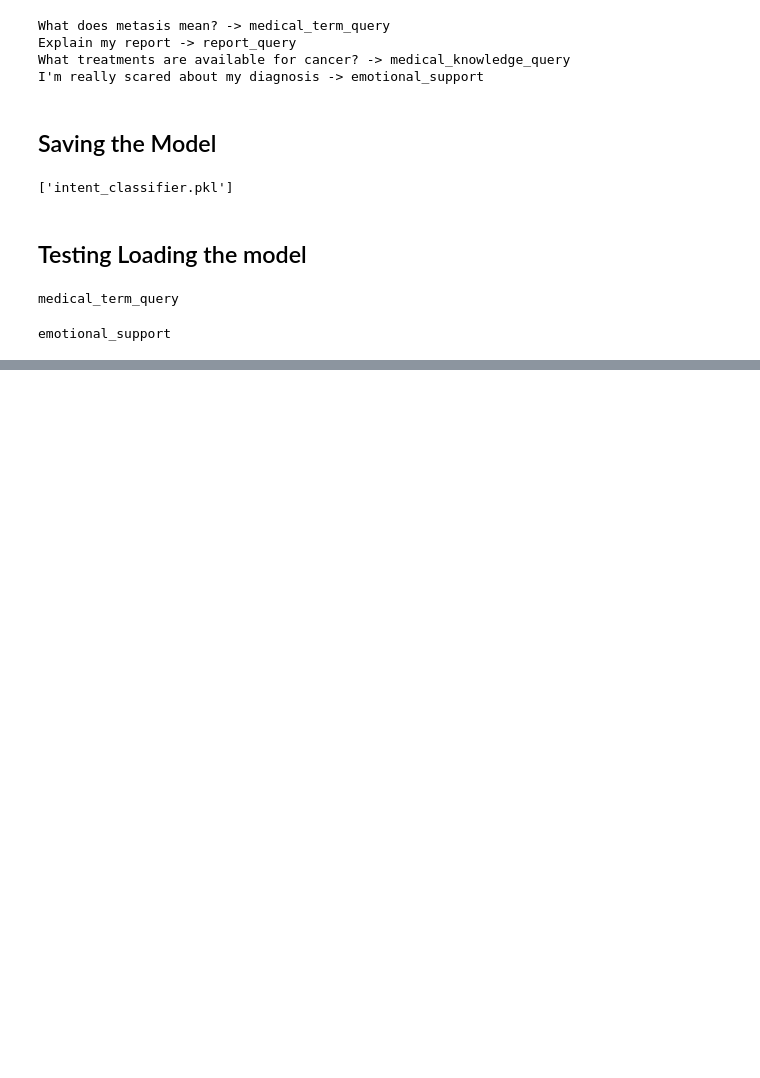
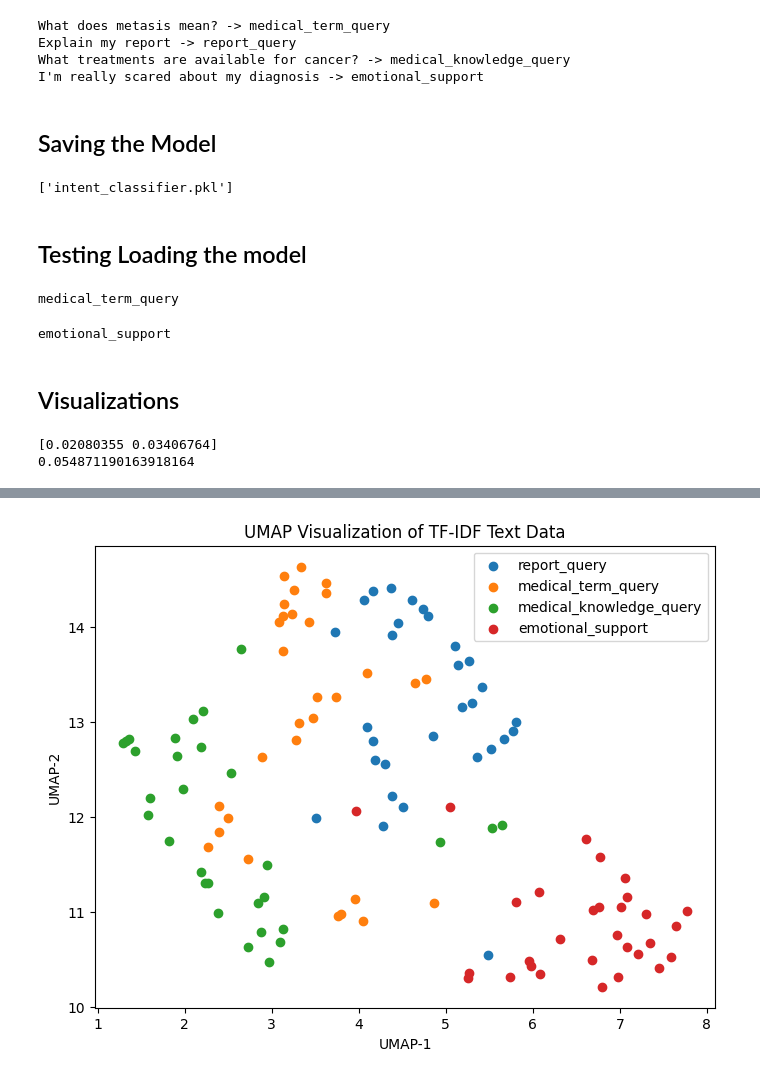
Before and after one commit to asishjose/NLP, a Jupyter notebook: 4_NLP_Project/001_Intent_classifier.ipynb, the cells around one changed output, grey strips where cells are left out. Saved outputs shown, nothing was run; the diff lists cells and outputs as text; code cells hidden in the pictures; blank space fills up the shorter version.

```diff
--- a/4_NLP_Project/001_Intent_classifier.ipynb
+++ b/4_NLP_Project/001_Intent_classifier.ipynb
@@ -184,3 +184,9 @@ intent = detect_intent("Im feeling tensed!")
 print(intent)
 # %% [output]
 emotional_support
+# %% [markdown]
+## Visualizations
+# %%
+vectorizer = TfidfVectorizer(ngram_range=(1,2), max_features=3000)
+
+X_vect = vectorizer.fit_transform(X)
@@ -186,0 +200,40 @@ emotional_support
+# %%
+print(svd.explained_variance_ratio_)
+print(sum(svd.explained_variance_ratio_))
+# %% [output]
+[0.02080355 0.03406764]
+0.054871190163918164
+# %%
+import umap.umap_ as umap
+import matplotlib.pyplot as plt
+
+# Reduce TF-IDF vectors to 2D
+reducer = umap.UMAP(
+    n_components=2,
+    n_neighbors=15,
+    min_dist=0.1,
+    metric="cosine",
+    random_state=42
+)
+
+X_umap = reducer.fit_transform(X_vect)
+
+# Plot
+plt.figure(figsize=(8,6))
+
+labels = y.unique()
+
+for label in labels:
+    idx = (y == label)
+    plt.scatter(
+        X_umap[idx,0],
+        X_umap[idx,1],
+        label=label
+    )
+
+plt.xlabel("UMAP-1")
+plt.ylabel("UMAP-2")
+plt.title("UMAP Visualization of TF-IDF Text Data")
+plt.legend()
+plt.show()
+# %% [output]
@@ -186,0 +242 @@ emotional_support
+[figure, added]
```
Also changed, not shown: parts of 3 cells of this notebook, 1 other file.
